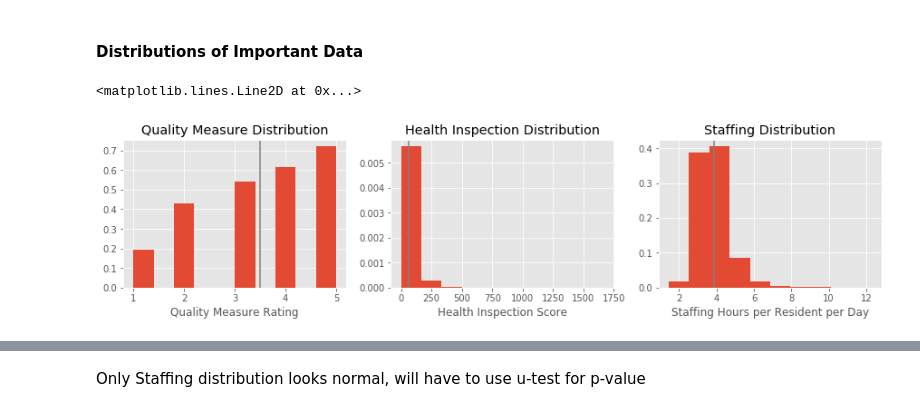
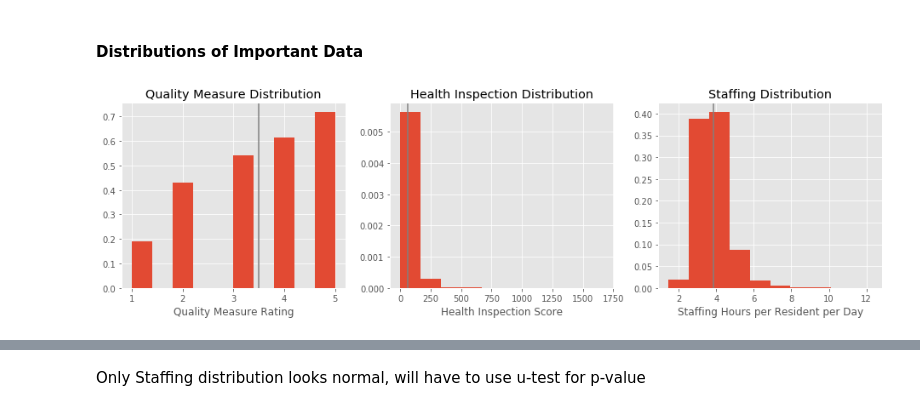
Before and after one commit to lbalido/nursing_homes, a Jupyter notebook: nursing_home.ipynb, the cells around one changed output, grey strips where cells are left out. Saved outputs shown, nothing was run; the diff lists cells and outputs as text; code cells hidden in the pictures.

Commit message:
added graphs

```diff
--- a/nursing_home.ipynb
+++ b/nursing_home.ipynb
@@ -246,25 +262,26 @@ QM = merged_df['QM Rating']
 # %% [markdown]
 #### Distributions of Important Data
 # %%
-fig, ax = plt.subplots(1,3, figsize=(15,3))
+fig, ax = plt.subplots(1,3, figsize=(16,4))
 
 
 ax[0].set_title('Quality Measure Distribution')
 ax[0].hist(QM, density=True)
 ax[0].set_xlabel('Quality Measure Rating')
 ax[0].axvline(np.mean(QM), color='grey')
 
 
 ax[1].set_title('Health Inspection Distribution')
 ax[1].hist(health, density=True)
 ax[1].set_xlabel('Health Inspection Score')
 ax[1].axvline(np.mean(health), color='grey')
 
 
 ax[2].set_title('Staffing Distribution')
 ax[2].hist(staffing, density=True)
 ax[2].set_xlabel('Staffing Hours per Resident per Day')
 ax[2].axvline(np.mean(staffing), color='grey')
+
+plt.savefig('images/rating_distributions.png')
 # %% [output]
-<matplotlib.lines.Line2D at 0x...>
-[figure, old version]
+[figure, new version]
```
Also changed, not shown: parts of 4 cells of this notebook.
